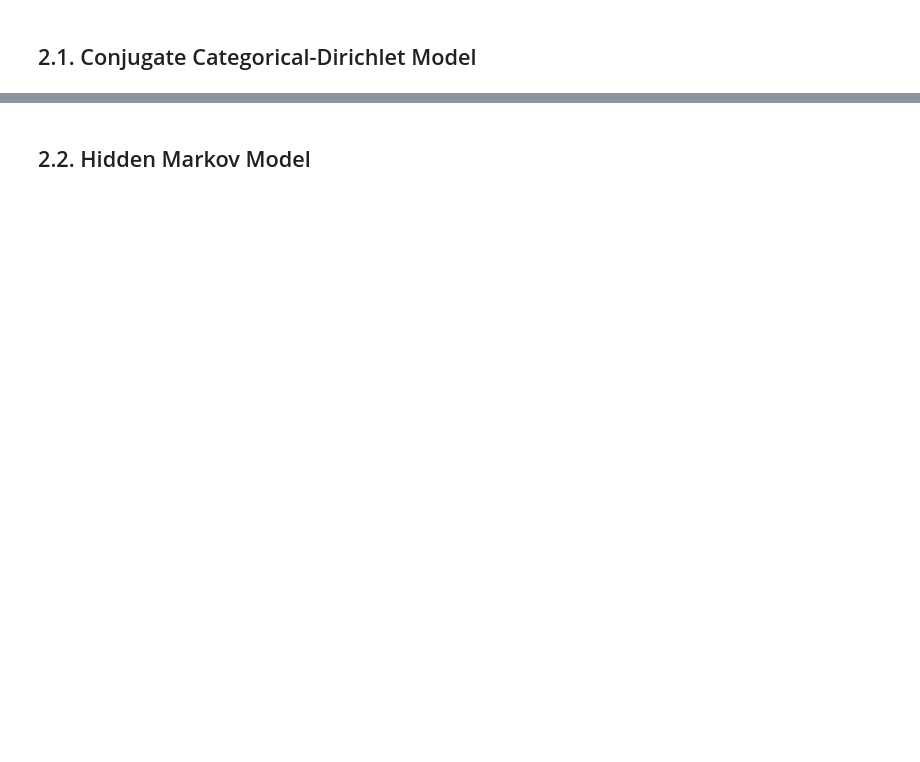
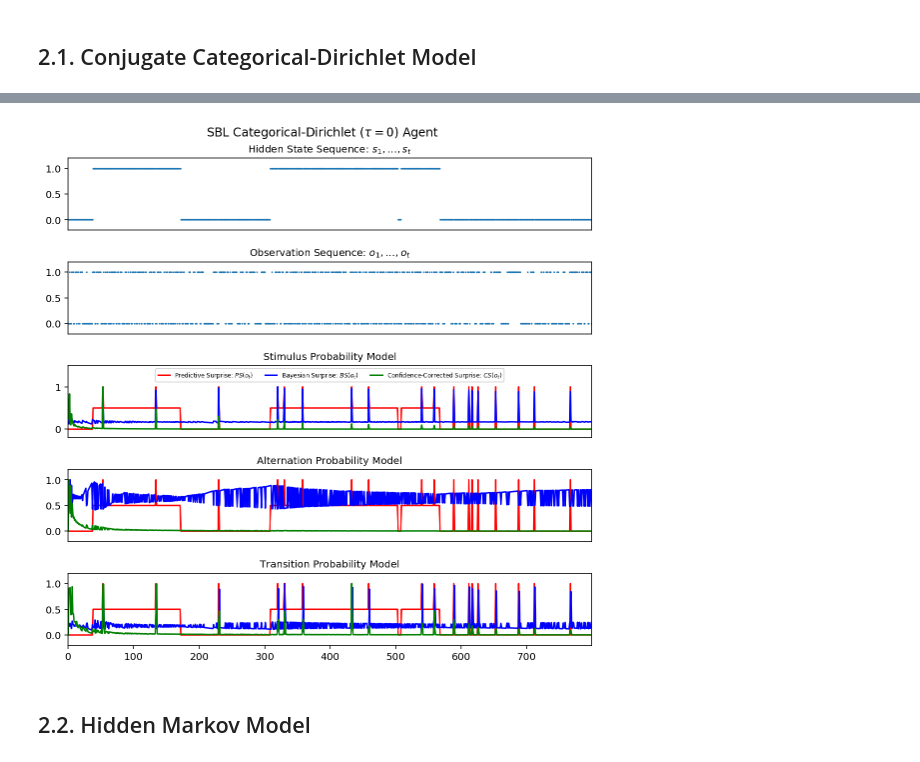
Before and after one commit to RobertTLange/SequentialBayesianLearning, a Jupyter notebook: workspace.ipynb, the cells around one changed output, grey strips where cells are left out. Cells and saved outputs as stored; diff of their text form; code cells hidden in the pictures; blank space fills up the shorter version.

```diff
--- a/workspace.ipynb
+++ b/workspace.ipynb
@@ -182,8 +208,11 @@ SP_CD = load_obj(results_dir + "CD_" + "SP" + "_" + sample_file + ".pkl")
 AP_CD = load_obj(results_dir + "CD_" + "AP" + "_" + sample_file + ".pkl")
 TP_CD = load_obj(results_dir + "CD_" + "TP" + "_" + sample_file + ".pkl")
 # %%
-plot_surprise(SP_CD, AP_CD, TP_CD, title=r"Categorical-Dirichlet ($\tau = 0$)",
-                  save_pic=False)
+plot_surprise(SP_CD, AP_CD, TP_CD,
+              title=r"Categorical-Dirichlet ($\tau = 0$)",
+              save_pic=False)
+# %% [output]
+[figure, added]
 # %% [markdown]
 ## 2.2. Hidden Markov Model
 # %%
```
Also changed, not shown: parts of 26 cells of this notebook, 8 other files.
